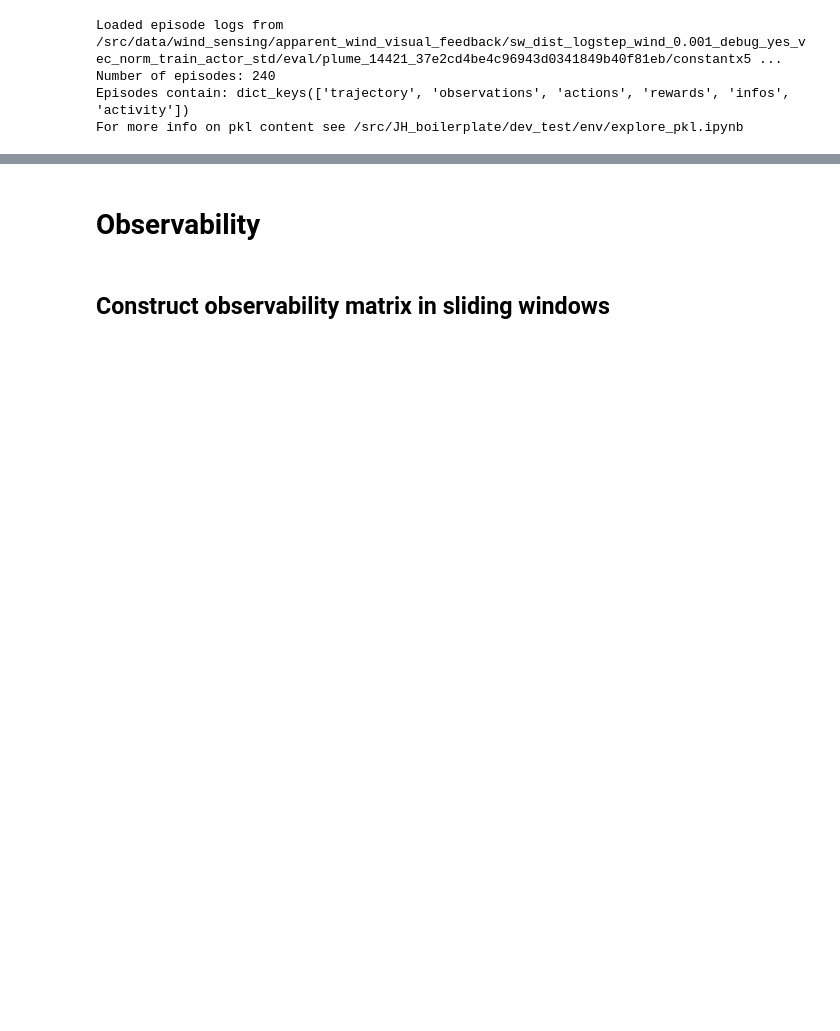
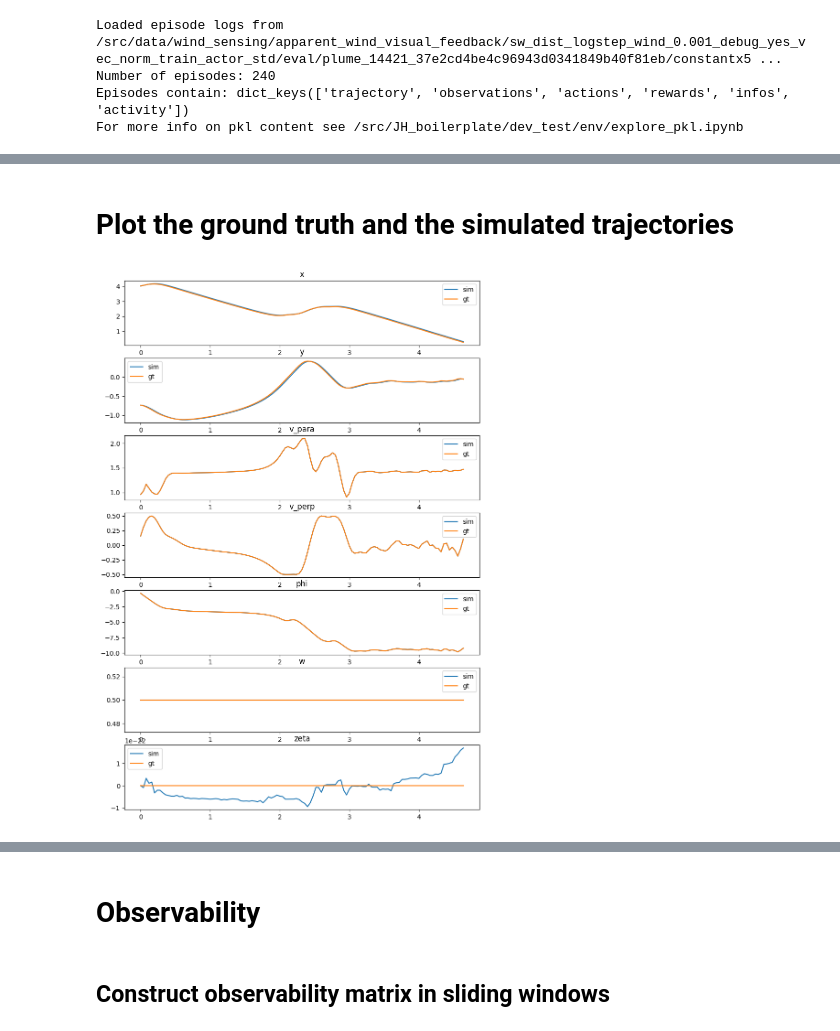
Before and after one commit to lolrenceH/pybounds, a Jupyter notebook: examples/observability_analysis.ipynb, the cells around one changed output, grey strips where cells are left out. Cells and saved outputs as stored; diff of their text form; code cells hidden in the pictures; blank space fills up the shorter version.

```diff
--- a/examples/observability_analysis.ipynb
+++ b/examples/observability_analysis.ipynb
@@ -276,0 +318,20 @@ u_sim = squash_and_scale_actions(raw_actions, dt)
+# %%
+gt_dict = {'x':[], 'y':[], 'v_para': [], 'v_perp': [], 'phi': [], 'w': [], 'zeta': [], 'psi_ego_course_dir': [], 'v_allo': []}
+# gt_dict = {'v_para': [], 'v_perp': [], 'phi': [], 'w': [], 'zeta': [], 'psi_ego_course_dir': [], 'v_allo': []}
+
+gt_dict['x'] = epoch_traj_df['loc_x'].values
+gt_dict['y'] = epoch_traj_df['loc_y'].values
+gt_dict['phi'] = np.angle(epoch_traj_df['agent_angle_x'] + 1j*epoch_traj_df['agent_angle_y'], deg=False)
+gt_dict['w'] = epoch_traj_df['wind_speed_ground'].values
+gt_dict['zeta'] = epoch_traj_df['wind_angle_ground_theta'].values # normalized by pi and then shifted to 0-1
+gt_dict['psi_ego_course_dir'] = epoch_traj_df['ego_course_direction_theta'].values # normalized by pi and then shifted to 0-1
+gt_dict['v_allo'] = np.stack(epoch_traj_df['allo_ground_velocity'].values) # PEv3: (np.array(self.agent_location) - self.agent_location_last)/self.dt; calc'd in get_eval_dfs_and_stack_them
+gt_dict['v_allo_dt'] = np.diff(gt_dict['v_allo']) / dt # acceleration
+# scale angles from 0-1 to -pi to pi
+gt_dict['zeta'] = np.pi * (2*gt_dict['zeta'] - 1)
+gt_dict['psi_ego_course_dir'] = np.pi * (2*gt_dict['psi_ego_course_dir'] - 1)
+
+gt_dict['v_para'] = np.cos(gt_dict['psi_ego_course_dir']) * np.linalg.norm(np.stack(gt_dict['v_allo']), axis=1) # cos(psi) * g = v_para
+gt_dict['v_perp'] = np.sin(gt_dict['psi_ego_course_dir']) * np.linalg.norm(np.stack(gt_dict['v_allo']), axis=1) # sin(psi) * g = v_perp
+
+# log_shapes(gt_dict)
@@ -280,2 +365,6 @@ This step isn't required, but it shows how the closed-loop MOC inputs can be rep
+# %%
+# x0 = np.array([gt_dict['x'][0], gt_dict['y'][0], gt_dict['v_para'][0], gt_dict['v_perp'][0], gt_dict['phi'][0], gt_dict['w'][0], gt_dict['zeta'][0]])
+x0 = {'x': gt_dict['x'][0], 'y': gt_dict['y'][0], 'v_para': gt_dict['v_para'][0], 'v_perp': gt_dict['v_perp'][0], 'phi': gt_dict['phi'][0], 'w': gt_dict['w'][0], 'zeta': gt_dict['zeta'][0]}
+# x0 = np.array([gt_dict['v_para'][0], gt_dict['v_perp'][0], gt_dict['phi'][0], gt_dict['w'][0], gt_dict['zeta'][0]])
 # %%
-t_sim, x_sim, u_sim, y_sim = simulator.simulate(x0=None, mpc=False, u=u_sim, return_full_output=True)
+t_sim, x_sim, u_sim, y_sim = simulator.simulate(x0=x0, mpc=False, u=u_sim, return_full_output=True)
@@ -286,0 +397,16 @@ simulator.plot('x')
+# %% [markdown]
+# Plot the ground truth and the simulated trajectories
+# %%
+# plot ground truth
+# plot each state in a separate plot, where x_sim is a dict
+gt_dict['phi'] = np.unwrap(gt_dict['phi'])
+fig, axs = plt.subplots(7, 1, figsize=(10, 15)) # x y loc
+# fig, axs = plt.subplots(5, 1, figsize=(10, 15))
+for i, state_name in enumerate(state_names):
+    axs[i].plot(t_sim, x_sim[state_name], label='sim')
+    axs[i].plot(t_sim, gt_dict[state_name][:-1], label='gt')
+    axs[i].set_title(state_name)
+    axs[i].legend()
+plt.show()
+# %% [output]
+[figure, added]
```
Also changed, not shown: parts of 32 cells of this notebook, 1 other file.
